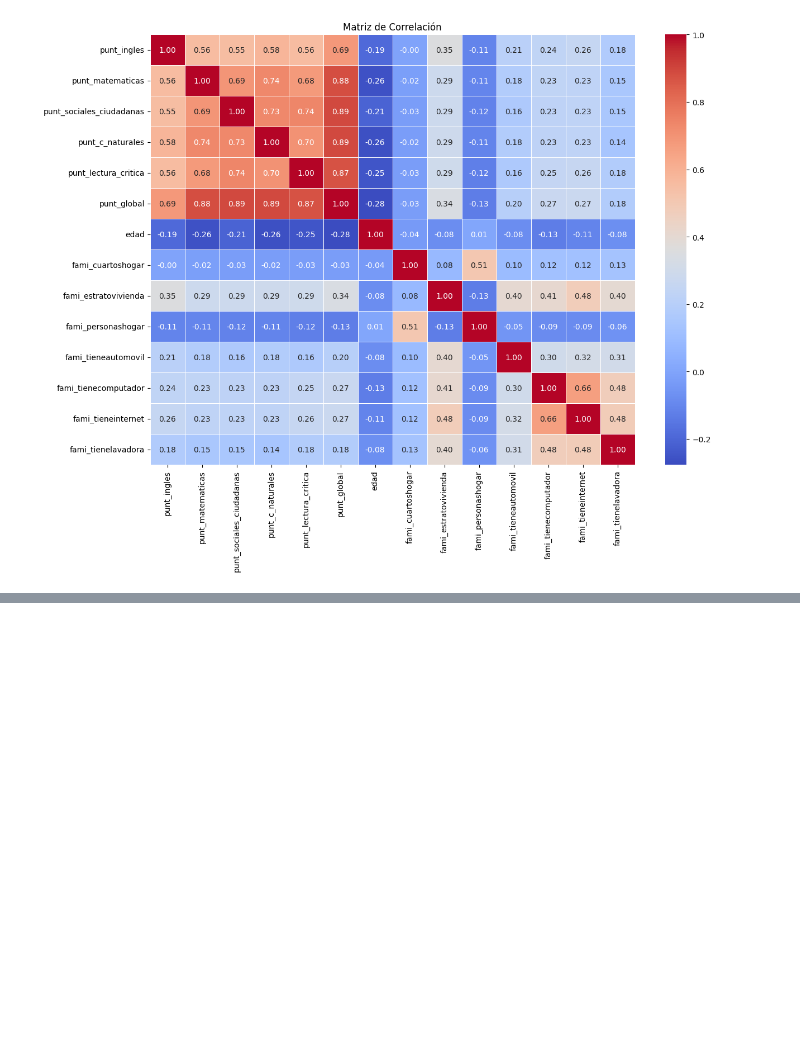
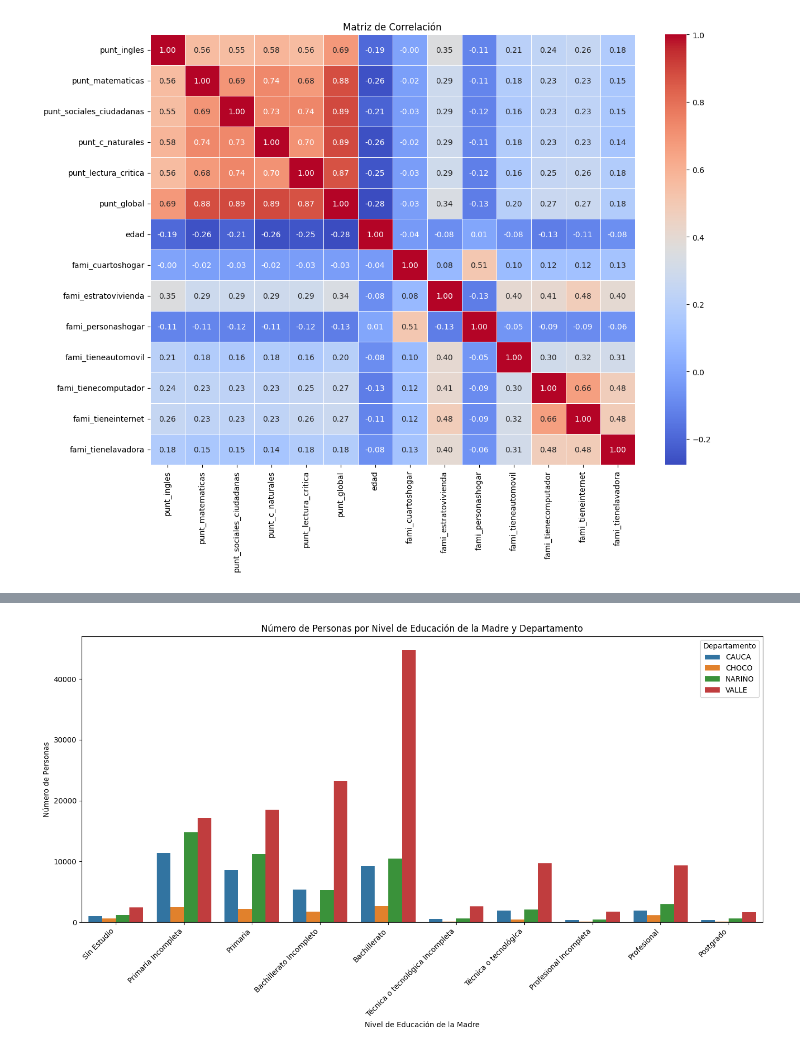
Before and after one commit to emartinezg4/ACTD-proyecto3, a Jupyter notebook: exploracion/Exploracion.ipynb, the cells around one changed output, grey strips where cells are left out. Saved outputs shown, nothing was run; the diff lists cells and outputs as text; code cells hidden in the pictures; blank space fills up the shorter version.

```diff
--- a/exploracion/Exploracion.ipynb
+++ b/exploracion/Exploracion.ipynb
@@ -433,0 +436,83 @@ plt.show()
+# %%
+# Listar todas las columnas que indican el nivel de educación de la madre
+educacion_madre_cols = [
+    'madre_Educación profesional completa',
+    'madre_Educación profesional incompleta',
+    'madre_Ninguno',
+    'madre_No sabe',
+    'madre_Postgrado',
+    'madre_Primaria completa',
+    'madre_Primaria incompleta',
+    'madre_Secundaria (Bachillerato) completa',
+    'madre_Secundaria (Bachillerato) incompleta',
+    'madre_Técnica o tecnológica completa',
+    'madre_Técnica o tecnológica incompleta'
+]
+
+educacion_madre_cols = [
+    'madre_Educación profesional completa',
+    'madre_Educación profesional incompleta',
+    'madre_Ninguno',
+    'madre_No sabe',
+    'madre_Postgrado',
+    'madre_Primaria completa',
+    'madre_Primaria incompleta',
+    'madre_Secundaria (Bachillerato) completa',
+    'madre_Secundaria (Bachillerato) incompleta',
+    'madre_Técnica o tecnológica completa',
+    'madre_Técnica o tecnológica incompleta'
+]
+
+# Crear un DataFrame para contar las categorías de educación por departamento
+educacion_counts_madres = df_nuevo.groupby('departamento')[educacion_madre_cols].sum().T
+
+# Renombrar las etiquetas de educación
+remplaza_madres = {
+    'madre_Educación profesional completa': 'Profesional',
+    'madre_Educación profesional incompleta': 'Profesional Incompleta',
+    'madre_Ninguno': 'Sin Estudio',
+    'madre_No sabe': 'No Sabe',
+    'madre_Postgrado': 'Postgrado',
+    'madre_Primaria completa': 'Primaria',
+    'madre_Primaria incompleta': 'Primaria Incompleta',
+    'madre_Secundaria (Bachillerato) completa': 'Bachillerato',
+    'madre_Secundaria (Bachillerato) incompleta': 'Bachillerato Incompleto',
+    'madre_Técnica o tecnológica completa': 'Técnica o tecnológica',
+    'madre_Técnica o tecnológica incompleta': 'Técnica o tecnológica Incompleta'
+}
+
+educacion_counts_madres.rename(index=remplaza_madres, inplace=True)
+
+# Eliminar la variable 'No Sabe'
+educacion_counts_madres.drop('No Sabe', inplace=True)
+
+# Ordenar las categorías de educación
+orden_educacion = [
+    'Sin Estudio', 'Primaria Incompleta', 'Primaria',
+    'Bachillerato Incompleto', 'Bachillerato',
+    'Técnica o tecnológica Incompleta', 'Técnica o tecnológica',
+    'Profesional Incompleta', 'Profesional', 'Postgrado'
+]
+
+educacion_counts_madres = educacion_counts_madres.loc[orden_educacion]
+
+# Preparar los datos para el gráfico apilado
+educacion_counts_madres.reset_index(inplace=True)
+educacion_counts_madres = educacion_counts_madres.melt(id_vars='index', var_name='Departamento', value_name='Conteo')
+educacion_counts_madres.rename(columns={'index': 'Educacion_Madre'}, inplace=True)
+
+# Crear el gráfico de barras apiladas
+plt.figure(figsize=(14, 8))
+sns.barplot(data=educacion_counts_madres, x='Educacion_Madre', y='Conteo', hue='Departamento', ci=None)
+
+# Configurar el gráfico
+plt.xticks(rotation=45, ha='right')
+plt.xlabel('Nivel de Educación de la Madre')
+plt.ylabel('Número de Personas')
+plt.title('Número de Personas por Nivel de Educación de la Madre y Departamento')
+plt.legend(title='Departamento')
+
+# Mostrar el gráfico
+plt.tight_layout()
+plt.show()
+# %% [output]
@@ -433,0 +522 @@ plt.show()
+[figure, added]
```
Also changed, not shown: parts of 14 cells of this notebook, 1 other file.
